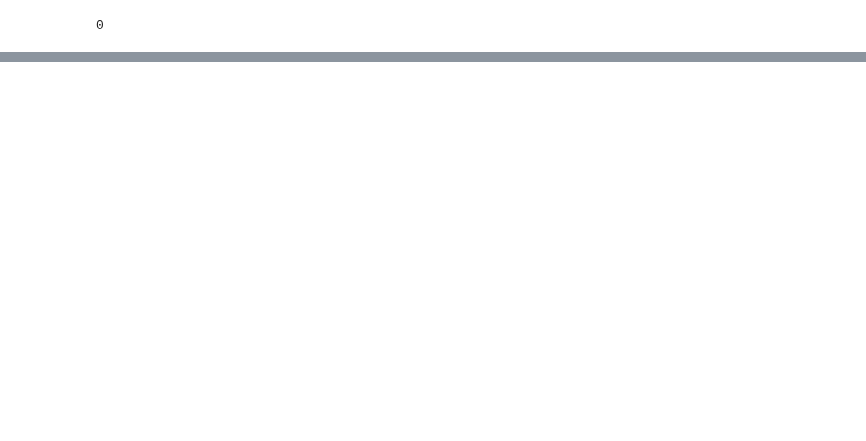
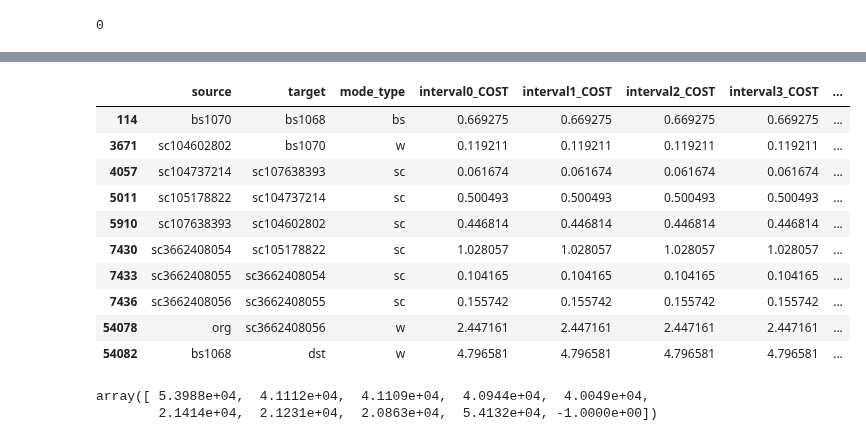
Before and after one commit to lgraff/Multimodal-Accessibility_notebooks, a Jupyter notebook: TimeDepShortestPath.ipynb, the cells around one changed output, grey strips where cells are left out. Cells and saved outputs as stored; diff of their text form; code cells hidden in the pictures; blank space fills up the shorter version.

```diff
--- a/TimeDepShortestPath.ipynb
+++ b/TimeDepShortestPath.ipynb
@@ -729,3 +729,13 @@ f.close()
+# %%
+# for now, do not allow pb
+# pb_mask = df_graph_final_od.mode_type == 'pb'
+# for i in range(num_intervals):
+#     df_graph_final_od.loc[pb_mask, 'interval'+str(i)+'_COST'] = 100000
+
+#also for testing: do not allow sc
+pb_mask = df_graph_final_od.mode_type.isin(['t','sc','z','bs'])
+for i in range(num_intervals):
+    df_graph_final_od.loc[pb_mask, 'interval'+str(i)+'_COST'] = 100000
 # %%
 # 2. create link cost file
 td_link_cost = df_graph_final_od[['link_ID'] + cost_cols]
@@ -902,0 +882,26 @@ for n in list(G_final.nodes)[:200]:
+# %%
+links = list(tdsp[:len(tdsp)-1, 1])
+int_links = [int(i) for i in links]
+df_graph_final_od.loc[df_graph_final_od.link_ID.isin(links)]
+# %% [output]
+|  | source | target | mode_type | interval0_COST | interval1_COST | interval2_COST | interval3_COST | ... |
+| 114 | bs1070 | bs1068 | bs | 0.669275 | 0.669275 | 0.669275 | 0.669275 | ... |
+| 3671 | sc104602802 | bs1070 | w | 0.119211 | 0.119211 | 0.119211 | 0.119211 | ... |
+| 4057 | sc104737214 | sc107638393 | sc | 0.061674 | 0.061674 | 0.061674 | 0.061674 | ... |
+| 5011 | sc105178822 | sc104737214 | sc | 0.500493 | 0.500493 | 0.500493 | 0.500493 | ... |
+| 5910 | sc107638393 | sc104602802 | sc | 0.446814 | 0.446814 | 0.446814 | 0.446814 | ... |
+| 7430 | sc3662408054 | sc105178822 | sc | 1.028057 | 1.028057 | 1.028057 | 1.028057 | ... |
+| 7433 | sc3662408055 | sc3662408054 | sc | 0.104165 | 0.104165 | 0.104165 | 0.104165 | ... |
+| 7436 | sc3662408056 | sc3662408055 | sc | 0.155742 | 0.155742 | 0.155742 | 0.155742 | ... |
+| 54078 | org | sc3662408056 | w | 2.447161 | 2.447161 | 2.447161 | 2.447161 | ... |
+| 54082 | bs1068 | dst | w | 4.796581 | 4.796581 | 4.796581 | 4.796581 | ... |
+# %%
+# Pair[3]: with scooter
+links
+
+# Pair[3]: remove scooter
+# array([ 5.3988e+04,  4.1112e+04,  4.1109e+04,  4.0944e+04,  4.0049e+04,
+#         2.1414e+04,  2.1231e+04,  2.0863e+04,  5.4132e+04, -1.0000e+00])
+# %% [output]
+array([ 5.3988e+04,  4.1112e+04,  4.1109e+04,  4.0944e+04,  4.0049e+04,
+        2.1414e+04,  2.1231e+04,  2.0863e+04,  5.4132e+04, -1.0000e+00])
```
Also changed, not shown: parts of 21 cells of this notebook.
